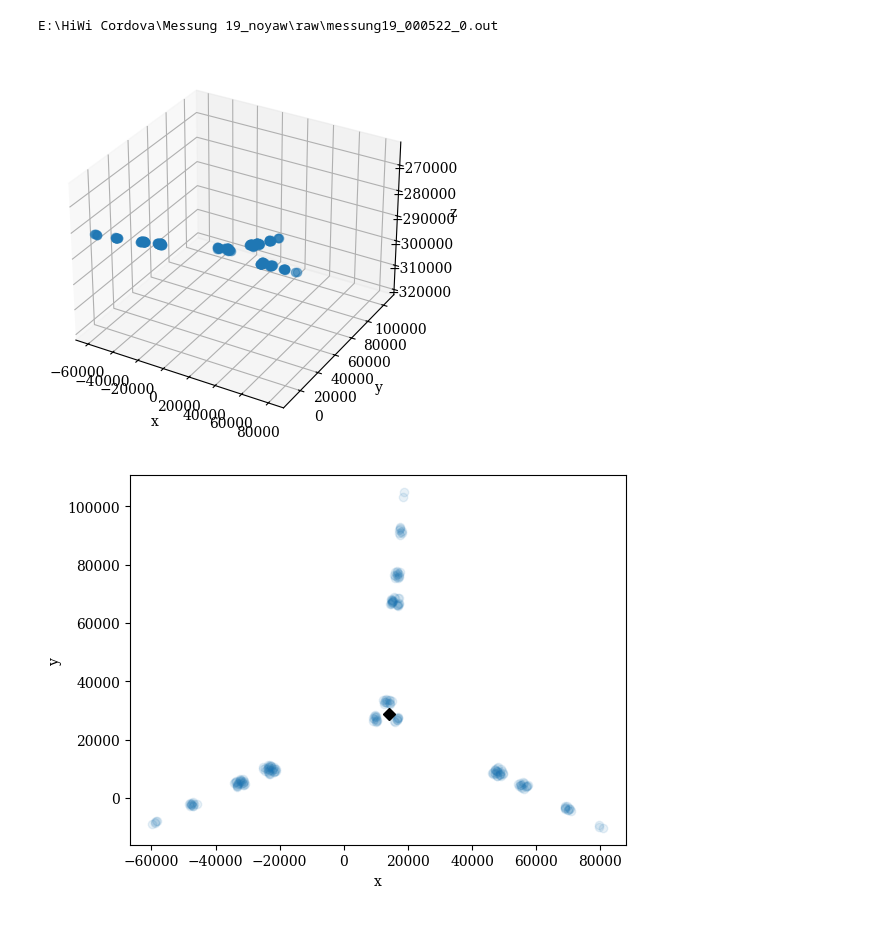
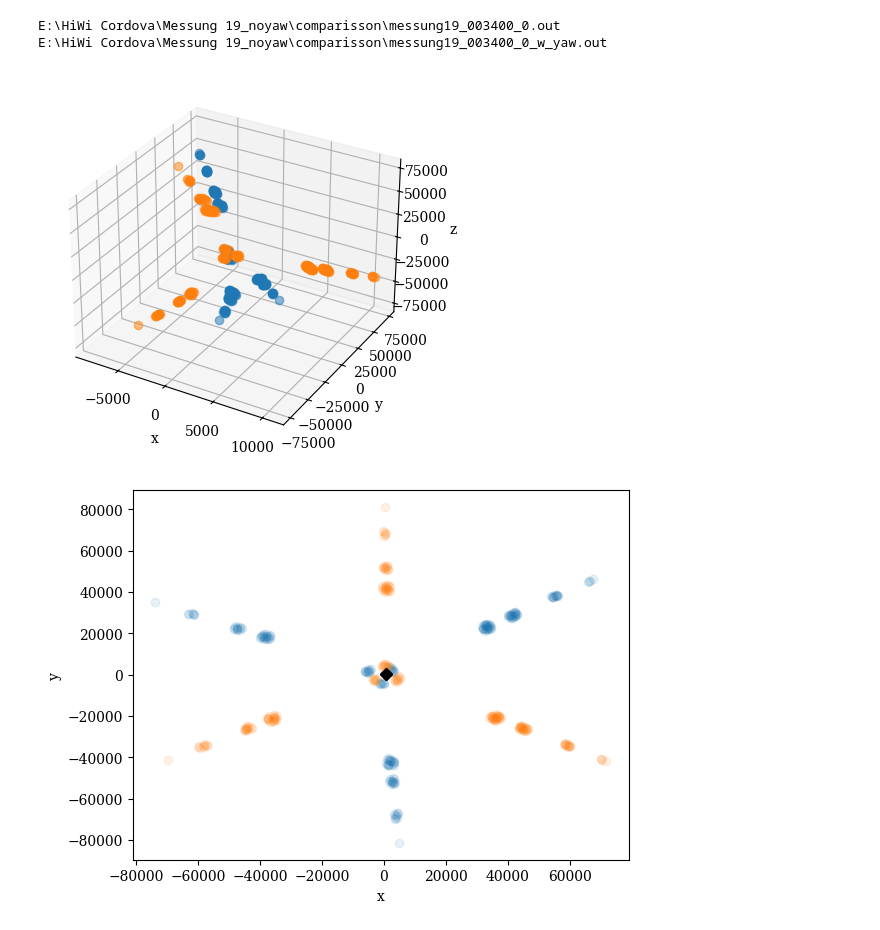
Before and after one commit to JARC99/tfd-wea-dic, a Jupyter notebook: sandbox.ipynb, the cells around one changed output. Cells and saved outputs as stored; diff of their text form; code cells hidden in the pictures.

```diff
--- a/sandbox.ipynb
+++ b/sandbox.ipynb
@@ -195,35 +208,36 @@ ax2 = fig2.add_subplot()
 
 
 for out_file in out_file_list:
     print(out_file)
     found_array, coordinates, xyz_sigmas, aoi_number, index_in_aoi = read_file(out_file)
 
     aoi_mean_coord = []
     for aoi in np.unique(aoi_number):
         bool_mask = (aoi_number == aoi) & (found_array > 0)
         aoi_mean_coord.append(np.mean(coordinates[bool_mask, :][::100], axis=0))
 
     aoi_mean_coord = np.array(aoi_mean_coord)
     center_point = np.mean(aoi_mean_coord, axis=0)
 
     dist_array = np.linalg.norm(aoi_mean_coord - center_point, axis=1)
     arg_dist = np.argsort(dist_array)
 
     dist_array = dist_array[arg_dist]
 
     ax1.plot(coordinates[found_array > 0, 0][::100], coordinates[found_array > 0, 1][::100], coordinates[found_array > 0, 2][::100], linestyle='', marker='o', alpha=0.5)
     ax1.set_xlabel("x")
     ax1.set_ylabel("y")
     ax1.set_zlabel("z")
 
-    ax2.plot(coordinates[found_array > 0, 0][::100], coordinates[found_array > 0, 1][::100], linestyle='', marker='o', alpha=0.1)
+    ax2.plot(coordinates[found_array > 0, 1][::100], coordinates[found_array > 0, 2][::100], linestyle='', marker='o', alpha=0.1)
 
 
 
-    ax2.plot(circle.center[0], circle.center[1], marker='D', color='black')
+    ax2.plot(circle.center[1], circle.center[2], marker='D', color='black')
     ax2.set_xlabel("x")
     ax2.set_ylabel("y")
 # %% [output]
-E:\HiWi Cordova\Messung 19_noyaw\raw\messung19_000522_0.out
+E:\HiWi Cordova\Messung 19_noyaw\comparisson\messung19_003400_0.out
+E:\HiWi Cordova\Messung 19_noyaw\comparisson\messung19_003400_0_w_yaw.out
-[figure, old version]
+[figure, new version]
-[figure, old version]
+[figure, new version]
```
Also changed, not shown: parts of 4 cells of this notebook, 3 other files.
